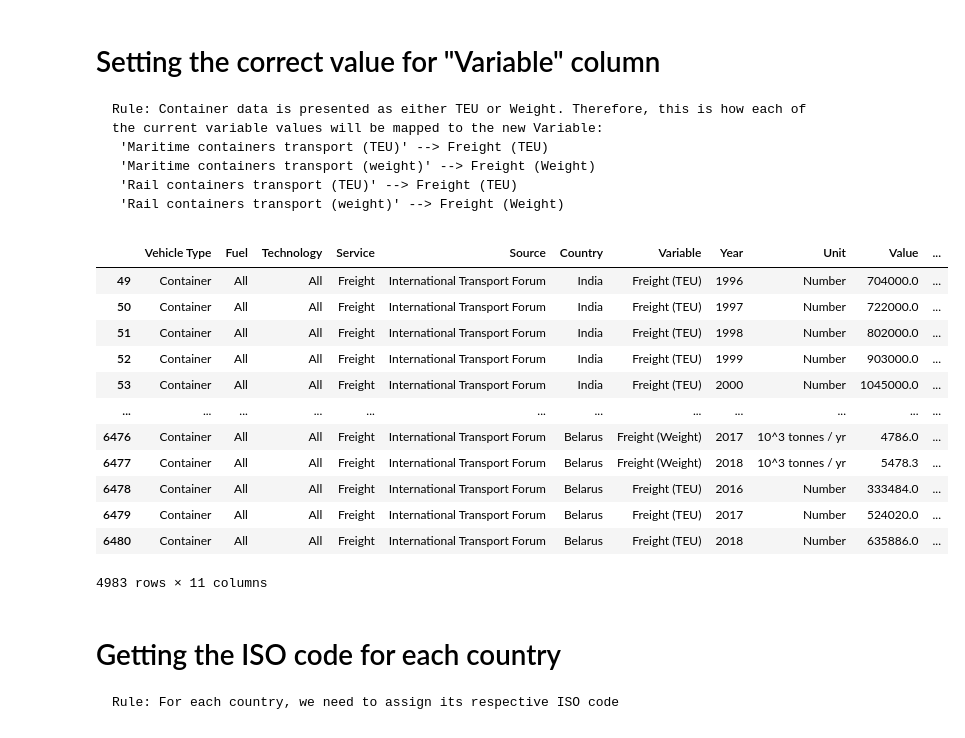
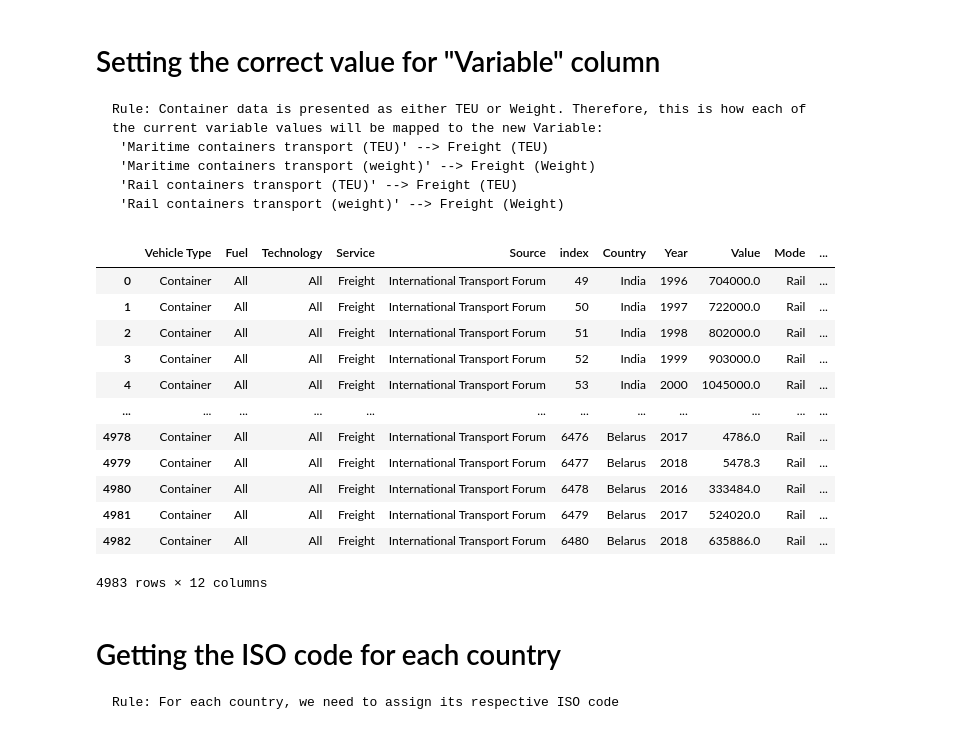
Before and after one commit to transportenergy/database, a Jupyter notebook: item/historical/scripts/T002.ipynb, the cells around one changed output. Cells and saved outputs as stored; diff of their text form; code cells hidden in the pictures.

```diff
--- a/item/historical/scripts/T002.ipynb
+++ b/item/historical/scripts/T002.ipynb
@@ -84,3 +84,5 @@ print(">> Number of rows to erase: {}".format(len(df[df['Value'].isnull()])))
 # %%
 # Dropping the values
 df.dropna(inplace = True)
+df.reset_index(inplace = True)
+df
@@ -215,9 +231,23 @@ df
 # Setting the correct unit name for the "Unit" column
     Rule: For the rows that provide info about weight, the unit is 10^3 tonnes / yr. Therfore, the magnitude of the value provided is kept the same For the rows that provide info about TEU, the unit is kept as "Number"
 # %%
+# Variable holding the cleaned unit
+unit_column = []
+
 # For each row, do the following
 for index, row in df.iterrows():
     if row["Unit"] == "Tonnes":
+        # Setting the new value for the cell
+        unit_column.append("10^3 tonnes / yr")
+    else:
+        unit_column.append(row["Unit"])
 
-        # Setting the new value for the cell
-        df.set_value(index, 'Unit', "10^3 tonnes / yr")
+# Ensuring the lenght of the unit_column is the same as the lenght of the dataframe
+assert len(df) == len(unit_column)
+
+# Removing the current unit column
+df.drop(columns=["Unit"], inplace = True)
+
+# Adding the new unit column
+df[ColumnName.UNIT.value] = unit_column
+df
@@ -258,35 +313,47 @@ set(df["Variable"])
      'Rail containers transport (TEU)' --> Freight (TEU)
      'Rail containers transport (weight)' --> Freight (Weight)
 # %%
+# Variable holding the variable column
+variable_column = []
+
 # Looping each row and setting the correct value
 for index, row in df.iterrows():
     if "TEU" in row["Variable"]:
-        df.set_value(index,"Variable","Freight (TEU)")
+        variable_column.append("Freight (TEU)")
     else:
-        df.set_value(index,"Variable","Freight (Weight)")
+        variable_column.append("Freight (Weight)")
+
+# Assert that the lenght of the variable column is the same as the lengh of the dataframe
+assert len(df) == len(variable_column)
 
 # Validating the data
 for index, row in df.iterrows():
-    if row["Variable"] == "Freight (TEU)":
+    if variable_column[index] == "Freight (TEU)":
         assert row["Unit"] == "Number"
     else:
         assert row["Unit"] == "10^3 tonnes / yr"
 
+# Erasing the current variable column
+df.drop(columns=["Variable"], inplace=True)
+
+# Adding the new variable column
+df[ColumnName.VARIABLE.value] = variable_column
+
 df
 # %% [output]
-|  | Vehicle Type | Fuel | Technology | Service | Source | Country | Variable | Year | Unit | Value | ... |
-| 49 | Container | All | All | Freight | International Transport Forum | India | Freight (TEU) | 1996 | Number | 704000.0 | ... |
-| 50 | Container | All | All | Freight | International Transport Forum | India | Freight (TEU) | 1997 | Number | 722000.0 | ... |
-| 51 | Container | All | All | Freight | International Transport Forum | India | Freight (TEU) | 1998 | Number | 802000.0 | ... |
-| 52 | Container | All | All | Freight | International Transport Forum | India | Freight (TEU) | 1999 | Number | 903000.0 | ... |
-| 53 | Container | All | All | Freight | International Transport Forum | India | Freight (TEU) | 2000 | Number | 1045000.0 | ... |
+|  | Vehicle Type | Fuel | Technology | Service | Source | index | Country | Year | Value | Mode | ... |
+| 0 | Container | All | All | Freight | International Transport Forum | 49 | India | 1996 | 704000.0 | Rail | ... |
+| 1 | Container | All | All | Freight | International Transport Forum | 50 | India | 1997 | 722000.0 | Rail | ... |
+| 2 | Container | All | All | Freight | International Transport Forum | 51 | India | 1998 | 802000.0 | Rail | ... |
+| 3 | Container | All | All | Freight | International Transport Forum | 52 | India | 1999 | 903000.0 | Rail | ... |
+| 4 | Container | All | All | Freight | International Transport Forum | 53 | India | 2000 | 1045000.0 | Rail | ... |
 | ... | ... | ... | ... | ... | ... | ... | ... | ... | ... | ... | ... |
-| 6476 | Container | All | All | Freight | International Transport Forum | Belarus | Freight (Weight) | 2017 | 10^3 tonnes / yr | 4786.0 | ... |
-| 6477 | Container | All | All | Freight | International Transport Forum | Belarus | Freight (Weight) | 2018 | 10^3 tonnes / yr | 5478.3 | ... |
-| 6478 | Container | All | All | Freight | International Transport Forum | Belarus | Freight (TEU) | 2016 | Number | 333484.0 | ... |
-| 6479 | Container | All | All | Freight | International Transport Forum | Belarus | Freight (TEU) | 2017 | Number | 524020.0 | ... |
-| 6480 | Container | All | All | Freight | International Transport Forum | Belarus | Freight (TEU) | 2018 | Number | 635886.0 | ... |
+| 4978 | Container | All | All | Freight | International Transport Forum | 6476 | Belarus | 2017 | 4786.0 | Rail | ... |
+| 4979 | Container | All | All | Freight | International Transport Forum | 6477 | Belarus | 2018 | 5478.3 | Rail | ... |
+| 4980 | Container | All | All | Freight | International Transport Forum | 6478 | Belarus | 2016 | 333484.0 | Rail | ... |
+| 4981 | Container | All | All | Freight | International Transport Forum | 6479 | Belarus | 2017 | 524020.0 | Rail | ... |
+| 4982 | Container | All | All | Freight | International Transport Forum | 6480 | Belarus | 2018 | 635886.0 | Rail | ... |
-4983 rows × 11 columns
+4983 rows × 12 columns
 # %% [markdown]
 # Getting the ISO code for each country
     Rule: For each country, we need to assign its respective ISO code
```
Also changed, not shown: parts of 13 cells of this notebook.
